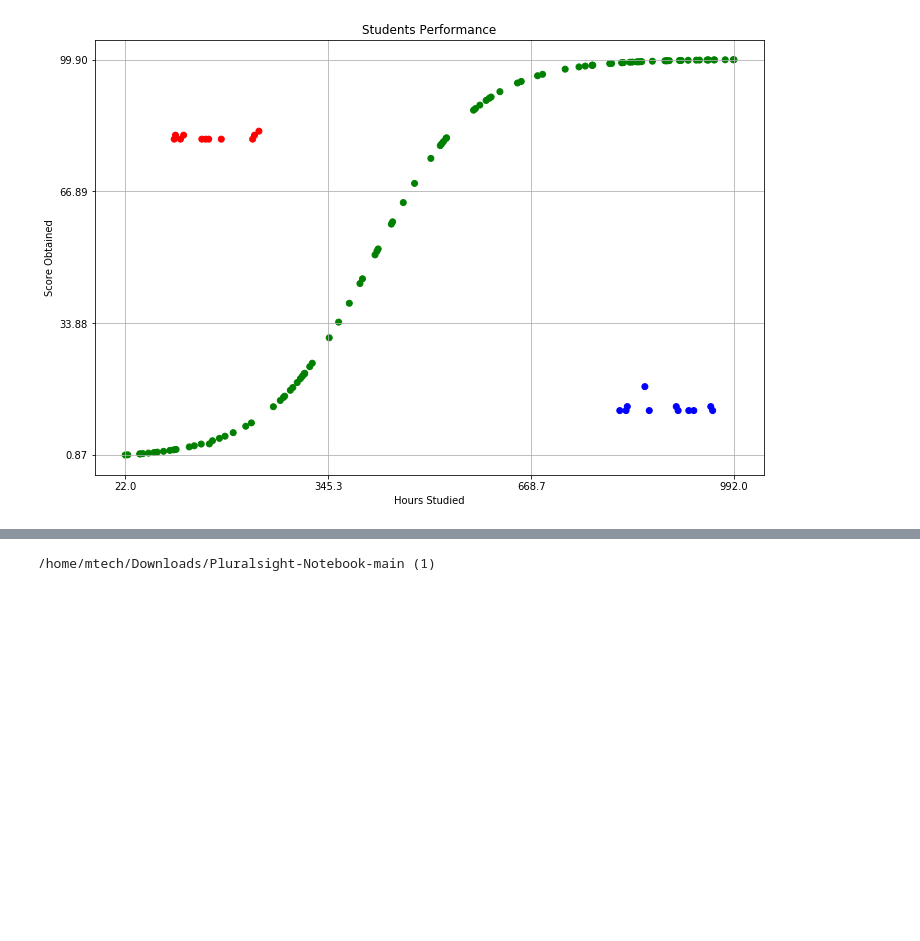
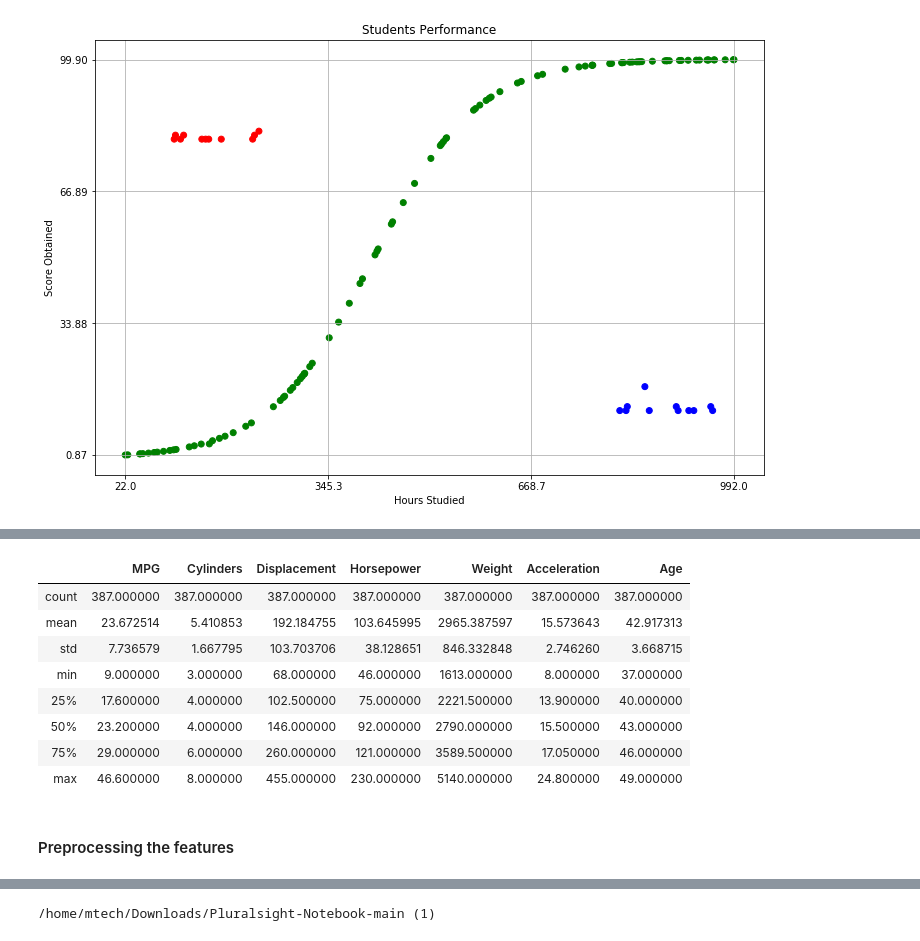
Before and after one commit to pritul2/Pluralsight-Notebook, a Jupyter notebook: 1. DataCleaningAndPreprocessing.ipynb, the cells around one changed output, grey strips where cells are left out. Saved outputs shown, nothing was run; the diff lists cells and outputs as text; code cells hidden in the pictures; blank space fills up the shorter version.

```diff
--- a/1. DataCleaningAndPreprocessing.ipynb
+++ b/1. DataCleaningAndPreprocessing.ipynb
@@ -793,0 +802,4 @@ plt.show()
+# %%
+automobile = pd.read_csv('datasets/cars_processed.csv')
+
+automobile.head(5)
@@ -793,0 +813,14 @@ plt.show()
+# %%
+automobile.describe()
+# %% [output]
+|  | MPG | Cylinders | Displacement | Horsepower | Weight | Acceleration | Age |
+| count | 387.000000 | 387.000000 | 387.000000 | 387.000000 | 387.000000 | 387.000000 | 387.000000 |
+| mean | 23.672514 | 5.410853 | 192.184755 | 103.645995 | 2965.387597 | 15.573643 | 42.917313 |
+| std | 7.736579 | 1.667795 | 103.703706 | 38.128651 | 846.332848 | 2.746260 | 3.668715 |
+| min | 9.000000 | 3.000000 | 68.000000 | 46.000000 | 1613.000000 | 8.000000 | 37.000000 |
+| 25% | 17.600000 | 4.000000 | 102.500000 | 75.000000 | 2221.500000 | 13.900000 | 40.000000 |
+| 50% | 23.200000 | 4.000000 | 146.000000 | 92.000000 | 2790.000000 | 15.500000 | 43.000000 |
+| 75% | 29.000000 | 6.000000 | 260.000000 | 121.000000 | 3589.500000 | 17.050000 | 46.000000 |
+| max | 46.600000 | 8.000000 | 455.000000 | 230.000000 | 5140.000000 | 24.800000 | 49.000000 |
+# %% [markdown]
+#### Preprocessing the features
```
Also changed, not shown: parts of 44 cells of this notebook.
